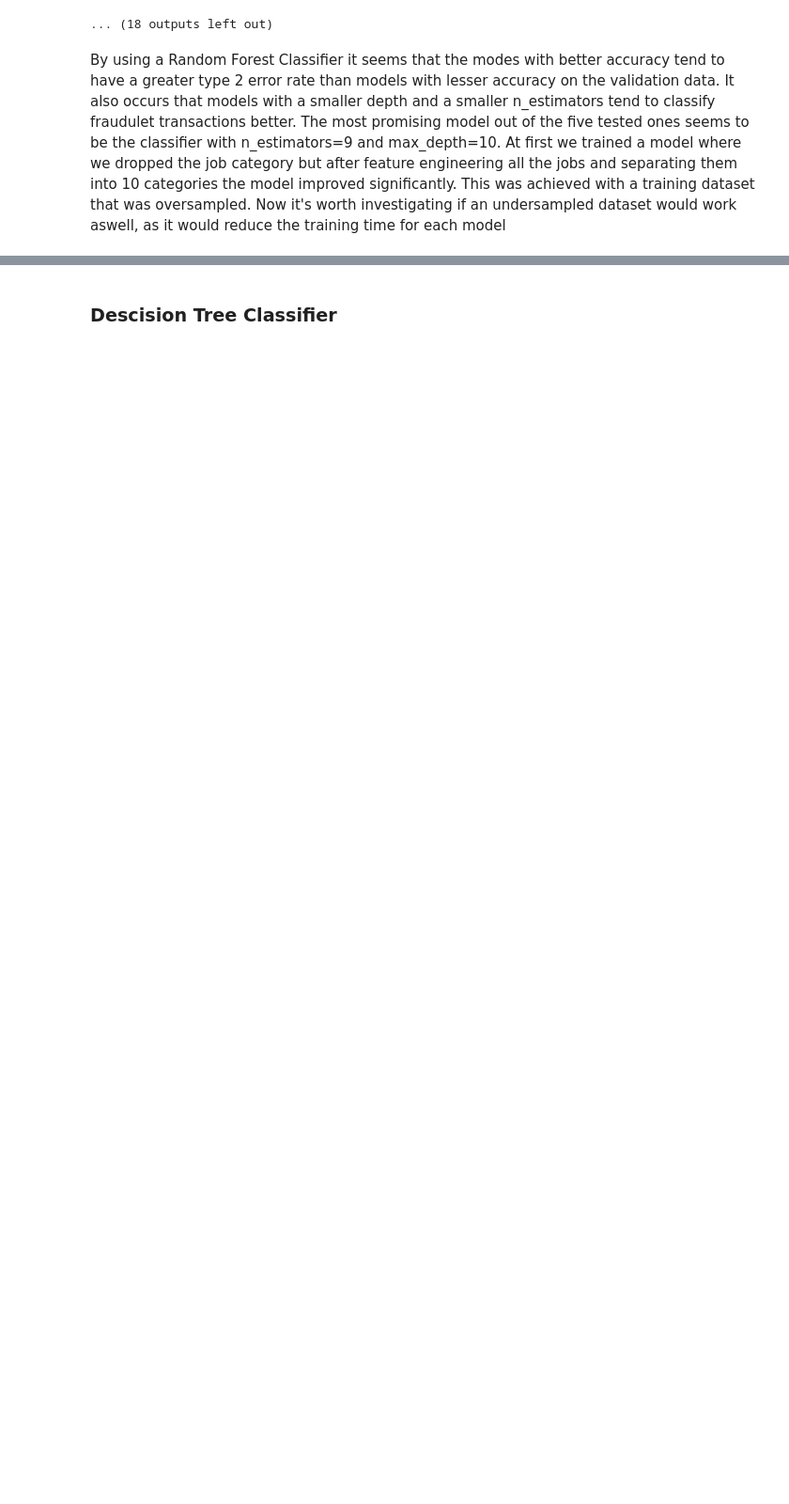
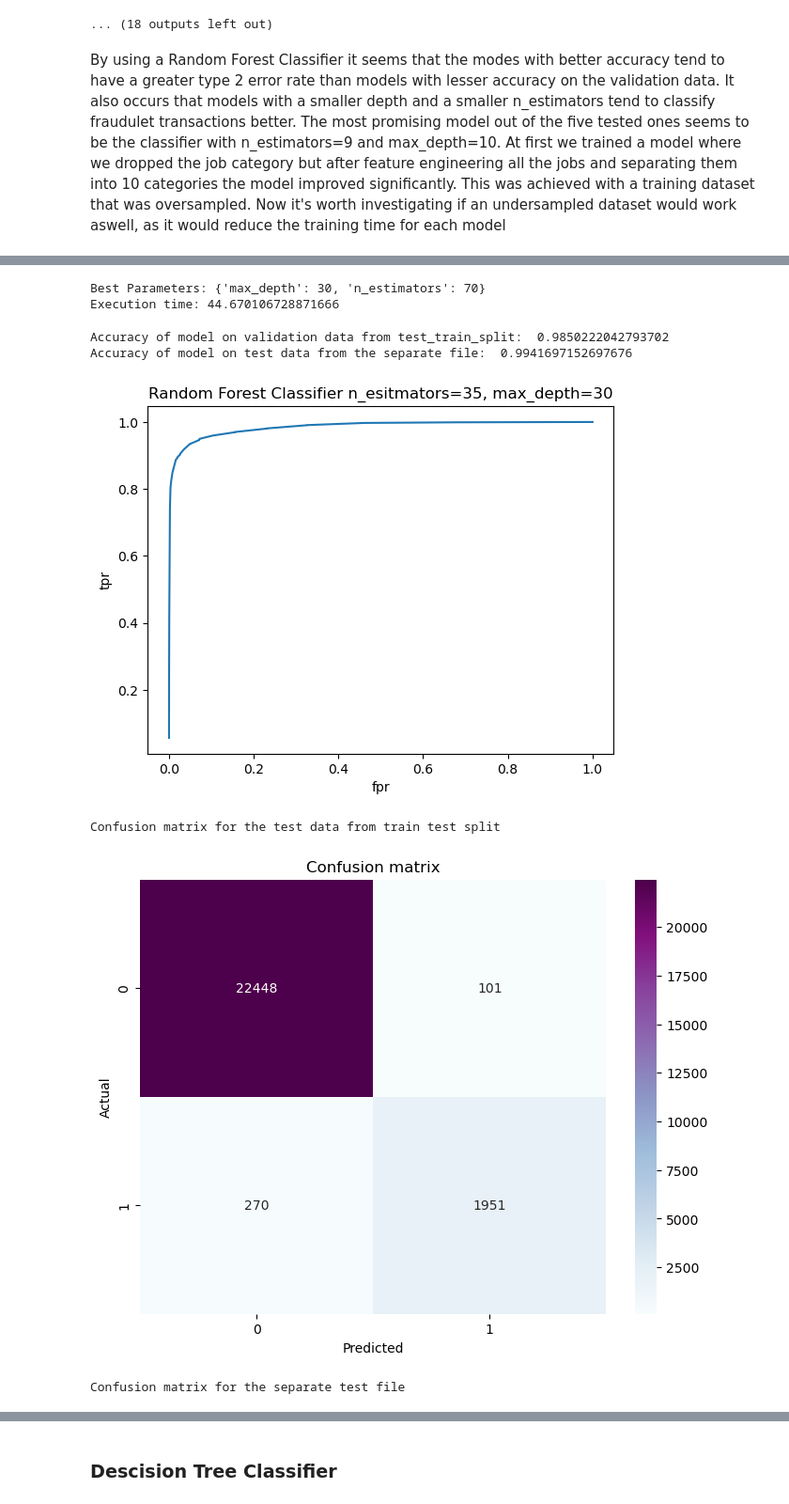
Before and after one commit to maarekarmenoras/IDS-project, a Jupyter notebook: project_file.ipynb, the cells around one changed output, grey strips where cells are left out. Shown at 94% size. Drawn from its saved outputs; the diff is of its cells as text; code cells hidden in the pictures; blank space fills up the shorter version.

Commit message:
added grid search for undersampled RandomForestClassifier

```diff
--- a/project_file.ipynb
+++ b/project_file.ipynb
@@ -460,0 +464,48 @@ Confusion matrix for the separate test file
+# %%
+from sklearn.model_selection import GridSearchCV
+
+
+param_grid = {
+    'n_estimators': np.arange(10, 100, 10),
+    'max_depth': np.arange(10, 100, 10)
+}
+
+start = time.time()
+
+rf = RandomForestClassifier(random_state=0)
+grid_search = GridSearchCV(rf, param_grid)
+grid_search.fit(X_train_under, y_train_under)
+best_params = grid_search.best_params_
+
+end = time.time()
+
+print(f"Best Parameters: {best_params}")
+execution_time = (end - start) / 60 #find out how long this takes in minutes
+print(f'Execution time: {execution_time}')
+
+##Best Parameters: {'max_depth': 30, 'n_estimators': 35}
+##Execution time: 23.09341367483139
+# %% [output]
+Best Parameters: {'max_depth': 30, 'n_estimators': 70}
+Execution time: 44.670106728871666
+# %%
+rf_undersampled_bestgrid = RandomForestClassifier(n_estimators=35,max_depth=30).fit(X_train_under,y_train_under)
+
+print("Accuracy of model on validation data from test_train_split: ",accuracy_score(rf_undersampled_bestgrid.predict(X_test_under),y_test_under))
+print("Accuracy of model on test data from the separate file: ",accuracy_score(rf_undersampled_bestgrid.predict(X_val),y_val))
+plot_ROC(test_cleaned_onehot,rf_undersampled_bestgrid,'is_fraud','Random Forest Classifier n_esitmators=35, max_depth=30')
+y_true = y_val
+y_pred = rf_undersampled_bestgrid.predict(X_test_under)
+y_pred_testfile = rf_undersampled_bestgrid.predict(X_val)
+
+print("Confusion matrix for the test data from train test split")
+plot_confusion_matrix(y_test_under,y_pred)
+print("Confusion matrix for the separate test file")
+plot_confusion_matrix(y_true,y_pred_testfile)
+# %% [output]
+Accuracy of model on validation data from test_train_split:  0.9850222042793702
+Accuracy of model on test data from the separate file:  0.9941697152697676
+[figure, added]
+Confusion matrix for the test data from train test split
+[figure, added]
+Confusion matrix for the separate test file
```
Also changed, not shown: parts of 6 cells of this notebook.
